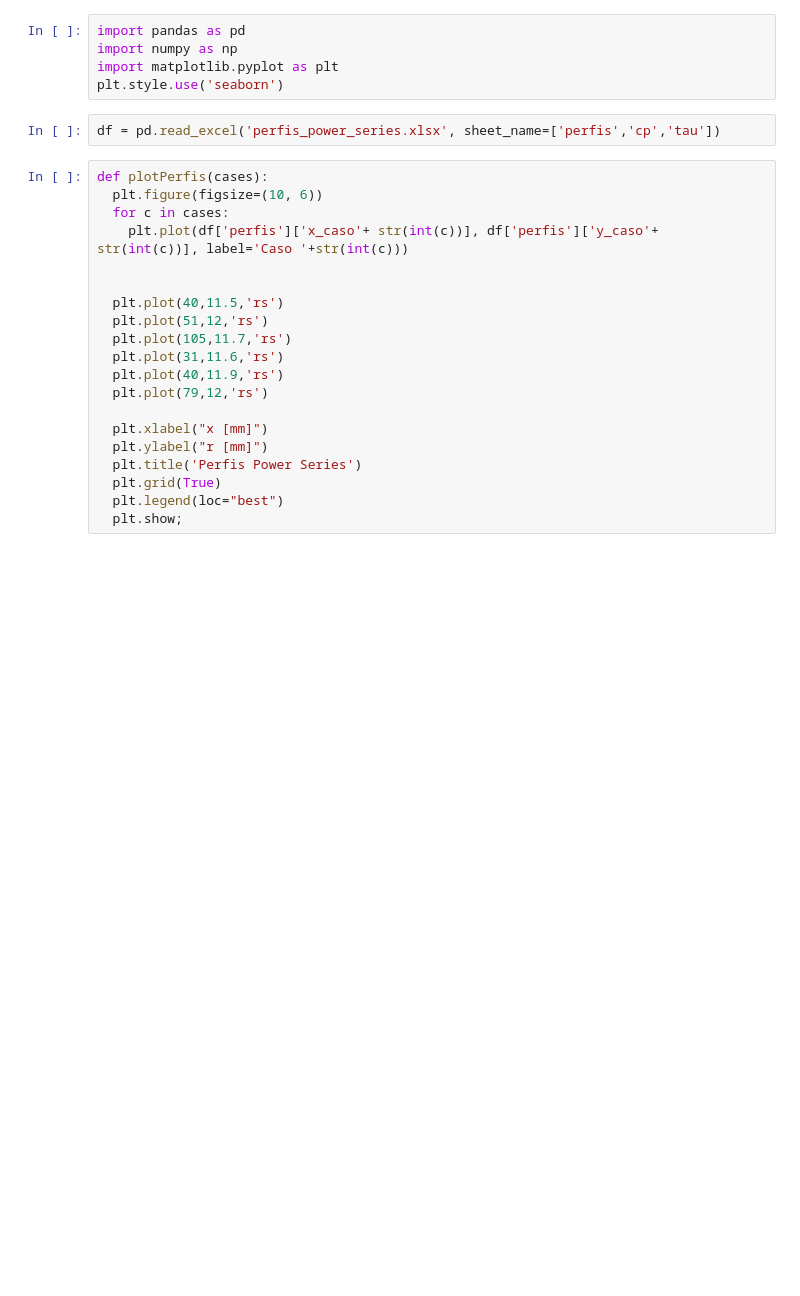
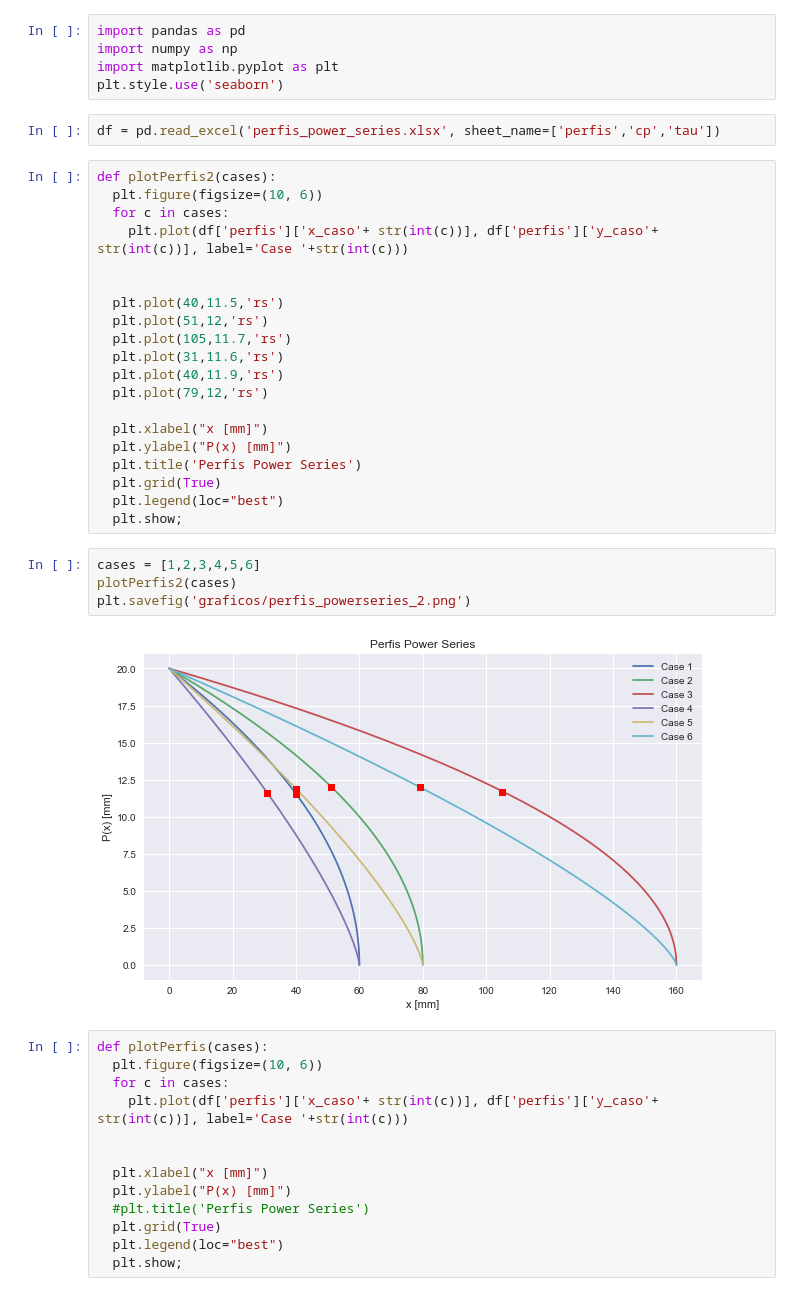
Before and after one commit to rodrigo-cabral-lab/mestrado, a Jupyter notebook: results_tail/perfis_aerod.ipynb, the cells around one changed output. Drawn from its saved outputs; the diff is of its cells as text; blank space fills up the shorter version.

```diff
--- a/results_tail/perfis_aerod.ipynb
+++ b/results_tail/perfis_aerod.ipynb
@@ -5,23 +5,42 @@ import matplotlib.pyplot as plt
 plt.style.use('seaborn')
 # %%
 df = pd.read_excel('perfis_power_series.xlsx', sheet_name=['perfis','cp','tau'])
+# %%
+def plotPerfis2(cases):
+  plt.figure(figsize=(10, 6))
+  for c in cases:
+    plt.plot(df['perfis']['x_caso'+ str(int(c))], df['perfis']['y_caso'+ str(int(c))], label='Case '+str(int(c)))
+
+
+  plt.plot(40,11.5,'rs')
+  plt.plot(51,12,'rs')
+  plt.plot(105,11.7,'rs')
+  plt.plot(31,11.6,'rs')
+  plt.plot(40,11.9,'rs')
+  plt.plot(79,12,'rs')
+
+  plt.xlabel("x [mm]")
+  plt.ylabel("P(x) [mm]")
+  plt.title('Perfis Power Series')
+  plt.grid(True)
+  plt.legend(loc="best")
+  plt.show;
+# %%
+cases = [1,2,3,4,5,6]
+plotPerfis2(cases)
+plt.savefig('graficos/perfis_powerseries_2.png')
+# %% [output]
+[figure, added]
 # %%
 def plotPerfis(cases):
   plt.figure(figsize=(10, 6))
   for c in cases:
-    plt.plot(df['perfis']['x_caso'+ str(int(c))], df['perfis']['y_caso'+ str(int(c))], label='Caso '+str(int(c)))
+    plt.plot(df['perfis']['x_caso'+ str(int(c))], df['perfis']['y_caso'+ str(int(c))], label='Case '+str(int(c)))
 
 
-  plt.plot(40,11.5,'rs')
-  plt.plot(51,12,'rs')
-  plt.plot(105,11.7,'rs')
-  plt.plot(31,11.6,'rs')
-  plt.plot(40,11.9,'rs')
-  plt.plot(79,12,'rs')
-
   plt.xlabel("x [mm]")
-  plt.ylabel("r [mm]")
-  plt.title('Perfis Power Series')
+  plt.ylabel("P(x) [mm]")
+  #plt.title('Perfis Power Series')
   plt.grid(True)
   plt.legend(loc="best")
   plt.show;
```
Also changed, not shown: parts of 5 cells of this notebook, 29 other files.
